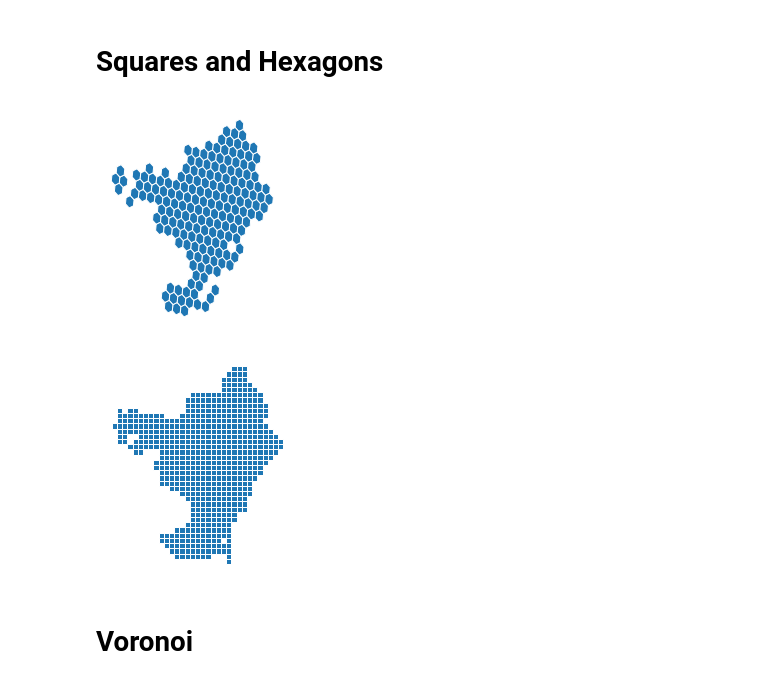
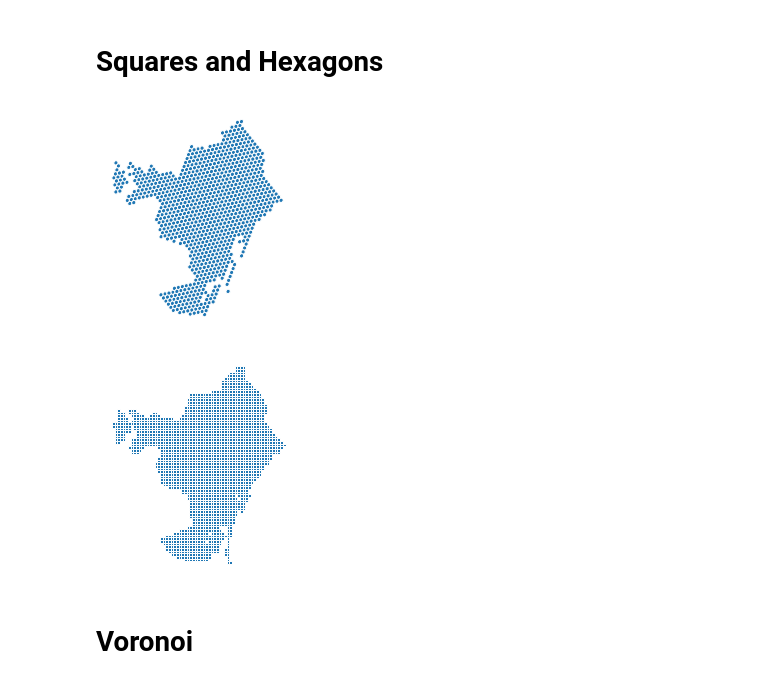
Before and after one commit to siavash-saki/tesspy, a Jupyter notebook: tesspy/test_jn_03_Barcelona.ipynb, the cells around one changed output. Cells and saved outputs as stored; diff of their text form; code cells hidden in the pictures.

```diff
--- a/tesspy/test_jn_03_Barcelona.ipynb
+++ b/tesspy/test_jn_03_Barcelona.ipynb
@@ -20,15 +20,15 @@ barcelona_poly.plot().set_axis_off();
 # %% [markdown]
 # Squares and Hexagons
 # %%
-barcelona_hex=barcelona.hexagons(8)
+barcelona_hex=barcelona.hexagons(9)
 barcelona_hex.plot(lw=1, edgecolor='w').set_axis_off();
 # %% [output]
-[figure, old version]
+[figure, new version]
 # %%
-barcelona_sqr=barcelona.squares(16)
+barcelona_sqr=barcelona.squares(17)
 barcelona_sqr.plot(lw=1, edgecolor='w').set_axis_off();
 # %% [output]
-[figure, old version]
+[figure, new version]
 # %% [markdown]
 # Voronoi
 # %%
```
Also changed, not shown: parts of 8 cells of this notebook, 5 other files.
